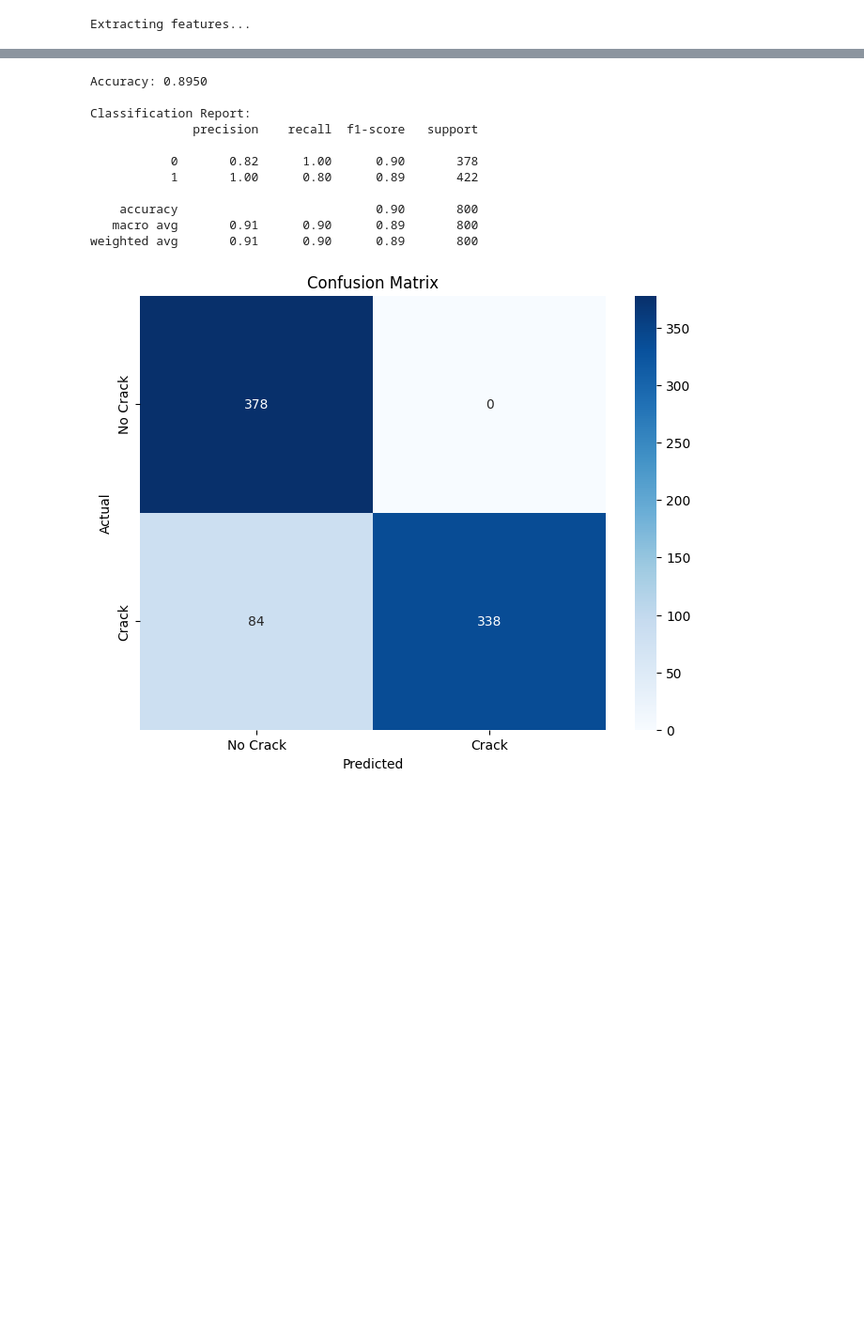
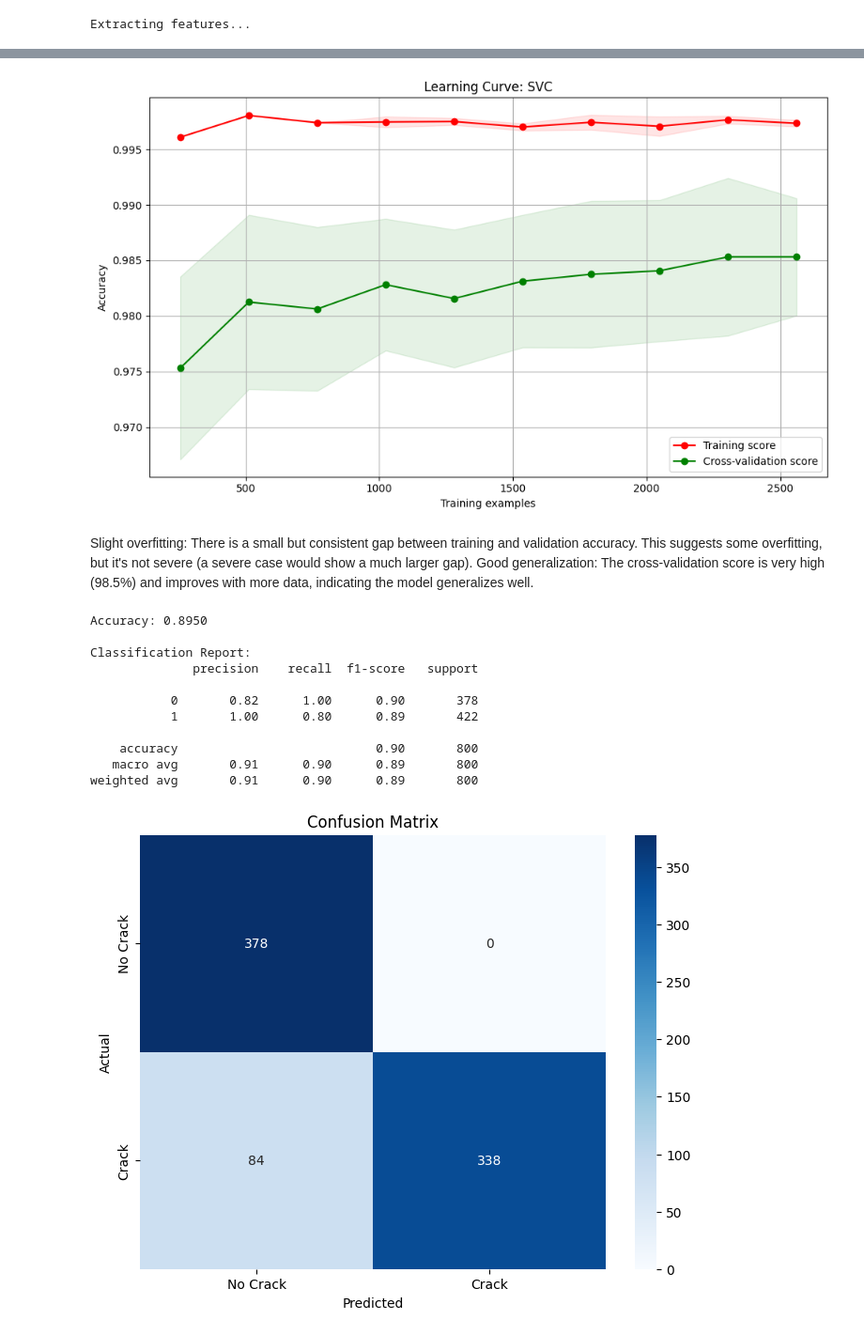
Before and after one commit to call-me-jot/surface-crack-detector, a Jupyter notebook: surface_crack_detector.ipynb, the cells around one changed output, grey strips where cells are left out. Shown at 94% size. Cells and saved outputs as stored; diff of their text form; code cells hidden in the pictures; blank space fills up the shorter version.

```diff
--- a/surface_crack_detector.ipynb
+++ b/surface_crack_detector.ipynb
@@ -280,0 +330,28 @@ KNeighborsClassifier(algorithm='kd_tree', n_jobs=-1, weights='distance')
+# %%
+# Checking if SVC model overfits or not
+train_accuracy = svc.score(X_train_pca, y_train)
+test_accuracy = svc.score(X_test_pca, y_test)
+
+print(f"Training accuracy: {train_accuracy:.4f}")
+print(f"Test accuracy: {test_accuracy:.4f}")
+print(f"Accuracy difference: {train_accuracy - test_accuracy:.4f}")
+
+# Perform cross-validation to see consistency
+print("\nPerforming 5-fold cross-validation...")
+cv_scores = cross_val_score(svc, X_train_pca, y_train, cv=5)
+print(f"Cross-validation scores: {cv_scores}")
+print(f"Mean CV accuracy: {cv_scores.mean():.4f}")
+print(f"CV standard deviation: {cv_scores.std():.4f}")
+
+# Check learning curve to detect overfitting
+train_sizes, train_scores, test_scores = learning_curve(
+    svc, X_train_pca, y_train,
+    train_sizes=np.linspace(0.1, 1.0, 10),
+    cv=5, scoring='accuracy', n_jobs=-1
+)
+
+# Calculate mean and std for training and test scores
+train_mean = np.mean(train_scores, axis=1)
+train_std = np.std(train_scores, axis=1)
+test_mean = np.mean(test_scores, axis=1)
+test_std = np.std(test_scores, axis=1)
@@ -280,0 +369,22 @@ KNeighborsClassifier(algorithm='kd_tree', n_jobs=-1, weights='distance')
+# %%
+# Plot learning curve
+plt.figure(figsize=(10, 6))
+plt.title("Learning Curve: SVC")
+plt.xlabel("Training examples")
+plt.ylabel("Accuracy")
+plt.grid()
+
+plt.fill_between(train_sizes, train_mean - train_std,
+                train_mean + train_std, alpha=0.1, color="r")
+plt.fill_between(train_sizes, test_mean - test_std,
+                test_mean + test_std, alpha=0.1, color="g")
+plt.plot(train_sizes, train_mean, 'o-', color="r", label="Training score")
+plt.plot(train_sizes, test_mean, 'o-', color="g", label="Cross-validation score")
+plt.legend(loc="best")
+plt.tight_layout()
+plt.show()
+# %% [output]
+[figure, added]
+# %% [markdown]
+Slight overfitting: There is a small but consistent gap between training and validation accuracy. This suggests some overfitting, but it's not severe (a severe case would show a much larger gap).
+Good generalization: The cross-validation score is very high (98.5%) and improves with more data, indicating the model generalizes well.
```
Also changed, not shown: parts of 9 cells of this notebook.
